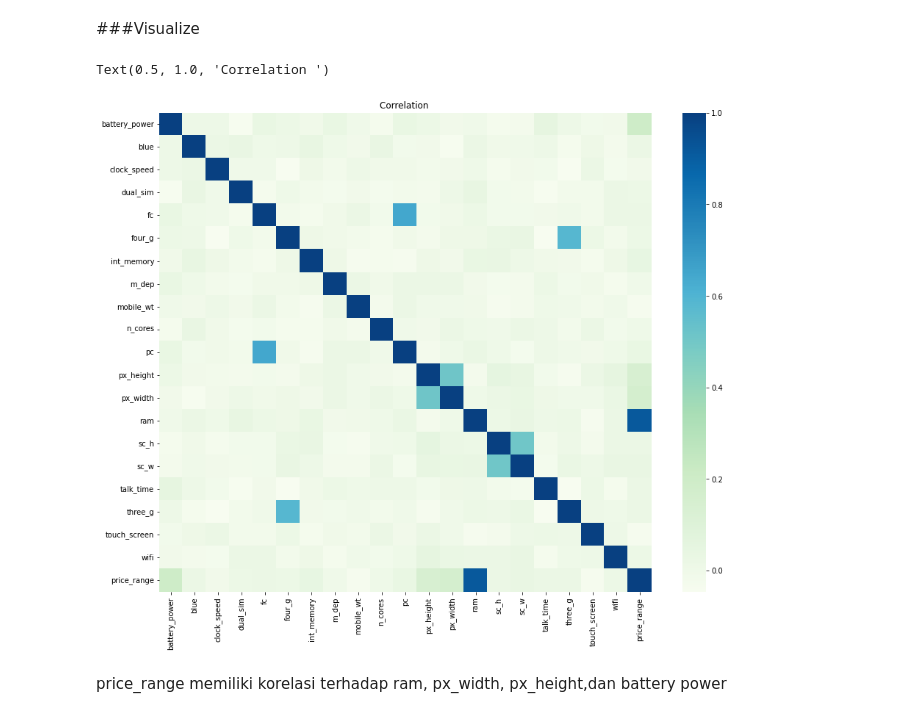
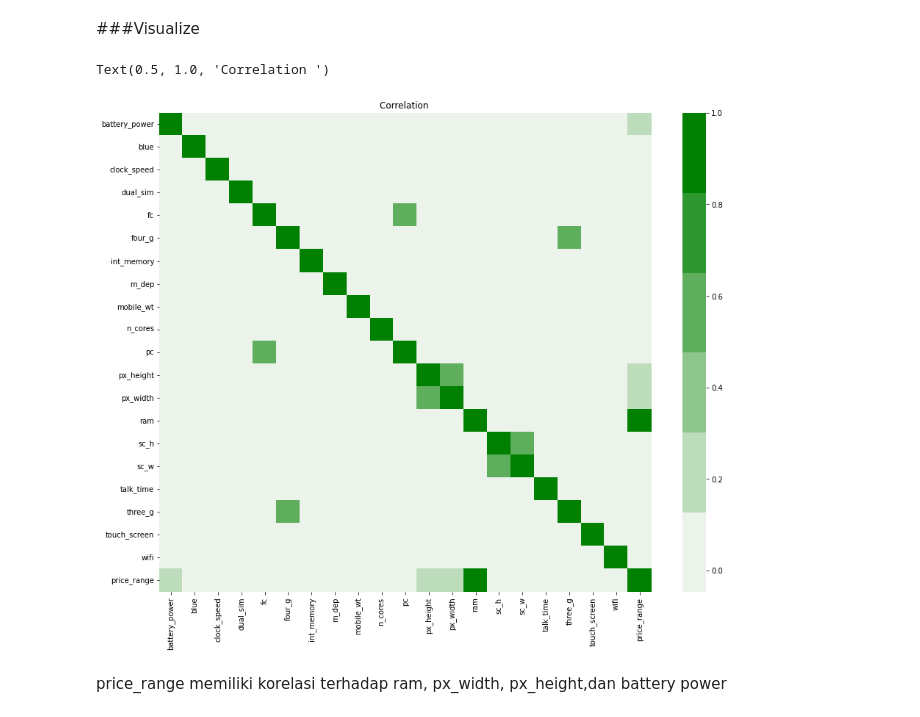
Before and after one commit to randiijulian/Final-Project-Kelompok-02-Rauzan-Sumara, a Jupyter notebook: [Revisi]_Final_Project.ipynb, the cells around one changed output. Drawn from its saved outputs; the diff is of its cells as text; code cells hidden in the pictures.

```diff
--- a/[Revisi]_Final_Project.ipynb
+++ b/[Revisi]_Final_Project.ipynb
@@ -373,10 +381,11 @@ home_data.duplicated().sum()
 # %%
 corr=home_data.corr()
 fig = plt.figure(figsize=(15,12))
-r = sns.heatmap(corr, cmap='GnBu')
+color = sns.light_palette("green")
+r = sns.heatmap(corr, cmap = color)
 r.set_title("Correlation ")
 # %% [output]
 Text(0.5, 1.0, 'Correlation ')
-[figure, old version]
+[figure, new version]
 # %% [markdown]
 price_range memiliki korelasi terhadap ram, px_width, px_height,dan battery power
```
Also changed, not shown: parts of 35 cells of this notebook.
